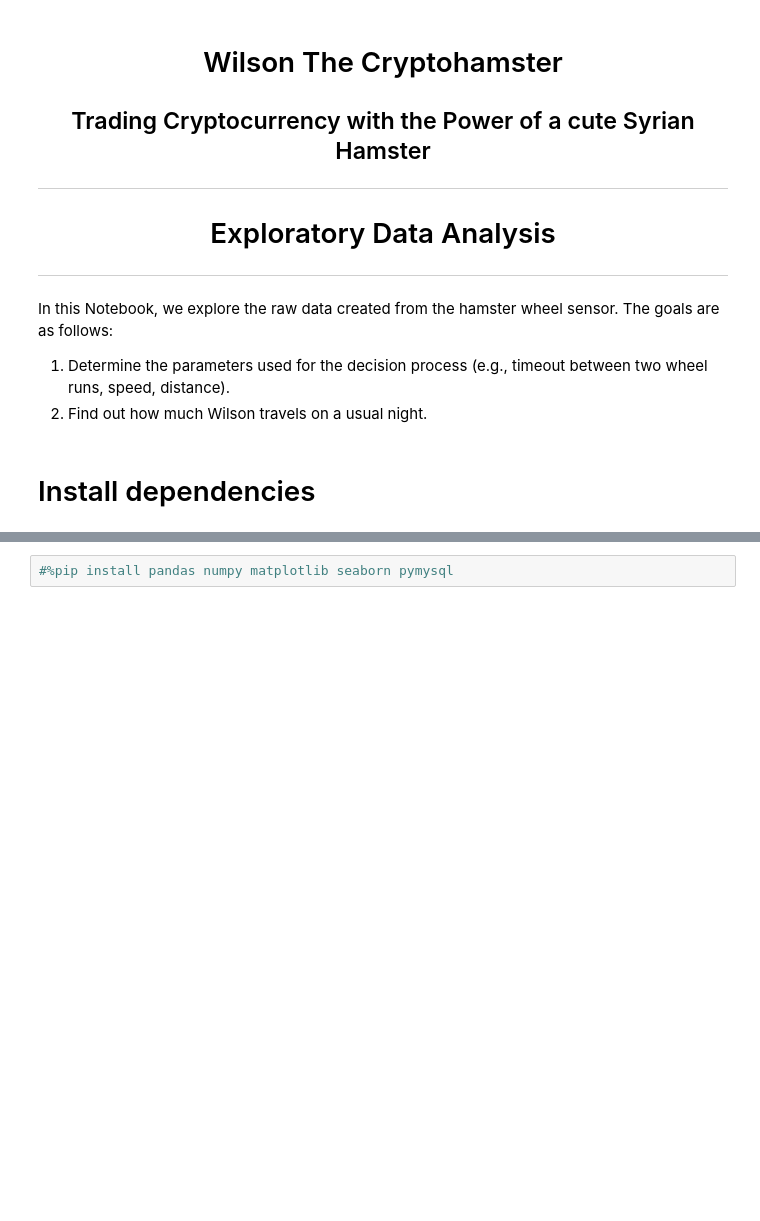
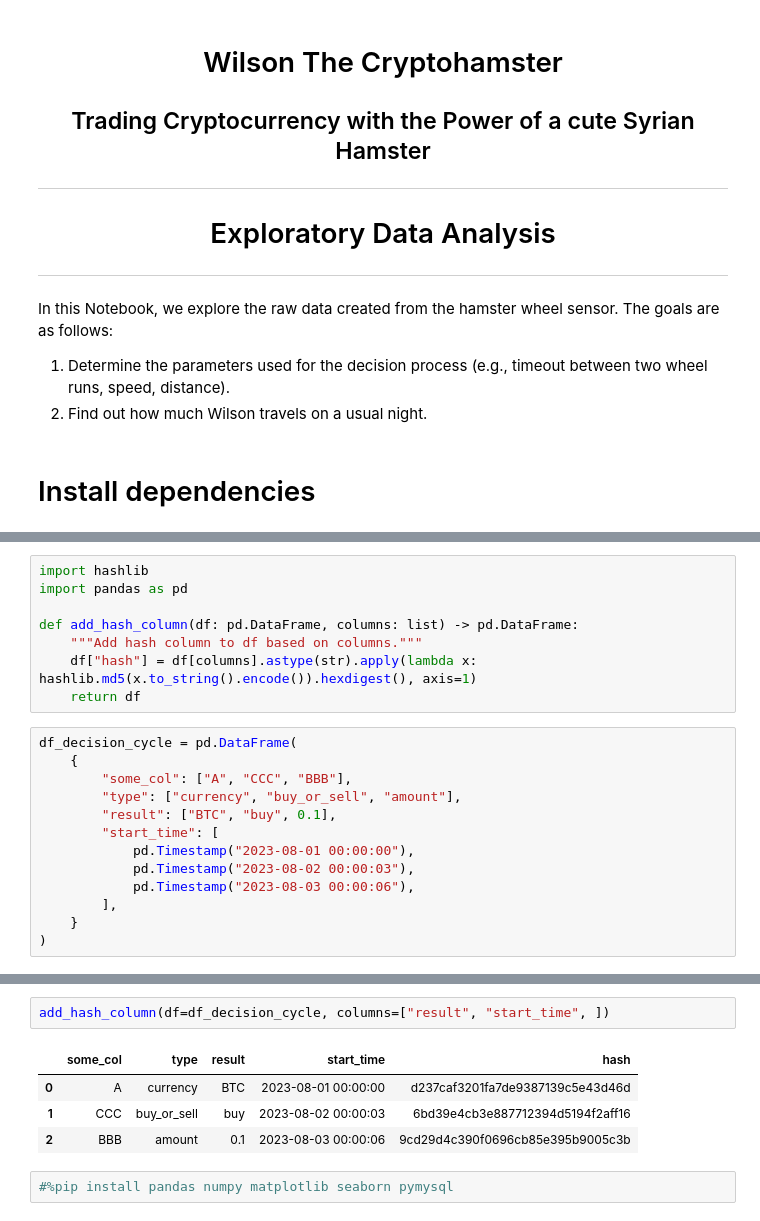
Before and after one commit to kromerh/cryptohamster, a Jupyter notebook: notebooks/EDA.ipynb, the cells around one changed output, grey strips where cells are left out. Drawn from its saved outputs; the diff is of its cells as text; blank space fills up the shorter version.

```diff
--- a/notebooks/EDA.ipynb
+++ b/notebooks/EDA.ipynb
@@ -15,0 +19,21 @@ In this Notebook, we explore the raw data created from the hamster wheel sensor.
+# %%
+import hashlib
+import pandas as pd
+
+def add_hash_column(df: pd.DataFrame, columns: list) -> pd.DataFrame:
+    """Add hash column to df based on columns."""
+    df["hash"] = df[columns].astype(str).apply(lambda x: hashlib.md5(x.to_string().encode()).hexdigest(), axis=1)
+    return df
+# %%
+df_decision_cycle = pd.DataFrame(
+    {
+        "some_col": ["A", "CCC", "BBB"],
+        "type": ["currency", "buy_or_sell", "amount"],
+        "result": ["BTC", "buy", 0.1],
+        "start_time": [
+            pd.Timestamp("2023-08-01 00:00:00"),
+            pd.Timestamp("2023-08-02 00:00:03"),
+            pd.Timestamp("2023-08-03 00:00:06"),
+        ],
+    }
+)
@@ -16,3 +47,10 @@ In this Notebook, we explore the raw data created from the hamster wheel sensor.
+# %%
+add_hash_column(df=df_decision_cycle, columns=["result", "start_time", ])
+# %% [output]
+|  | some_col | type | result | start_time | hash |
+| 0 | A | currency | BTC | 2023-08-01 00:00:00 | d237caf3201fa7de9387139c5e43d46d |
+| 1 | CCC | buy_or_sell | buy | 2023-08-02 00:00:03 | 6bd39e4cb3e887712394d5194f2aff16 |
+| 2 | BBB | amount | 0.1 | 2023-08-03 00:00:06 | 9cd29d4c390f0696cb85e395b9005c3b |
 # %%
 #%pip install pandas numpy matplotlib seaborn pymysql
 # %% [markdown]
```
Also changed, not shown: parts of 2 cells of this notebook, 1 other file.
